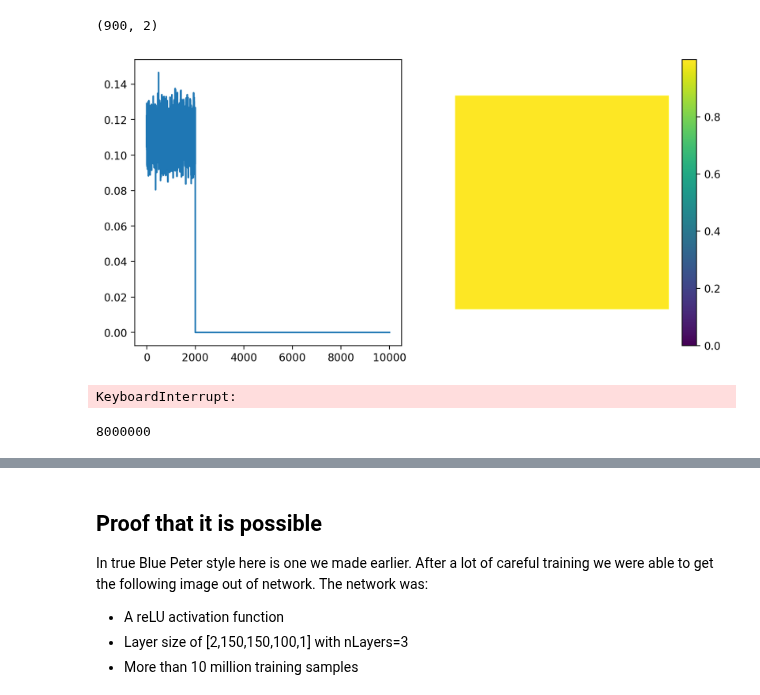
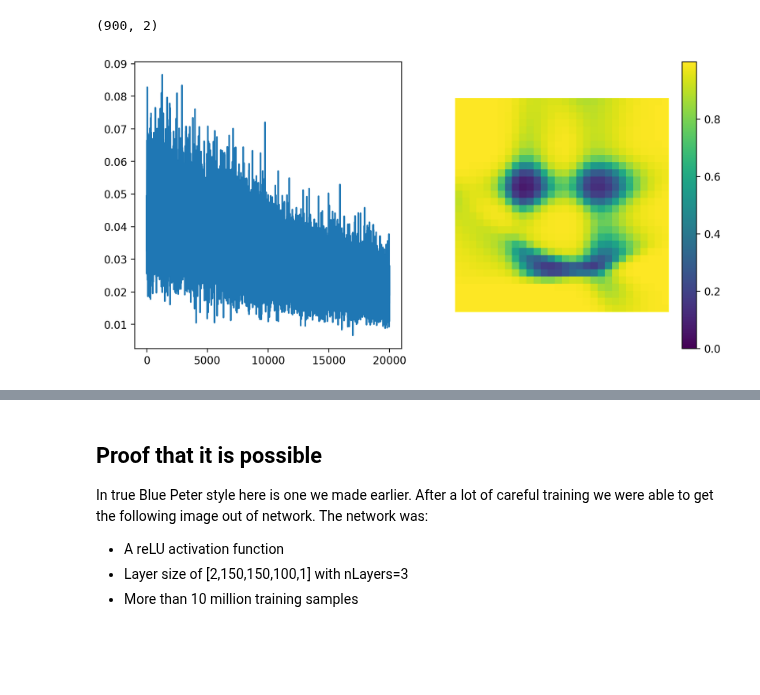
Before and after one commit to nichol77/mlForPhysicists, a Jupyter notebook: Week3/Week3_ImageCompression.ipynb, the cells around one changed output, grey strips where cells are left out. Drawn from its saved outputs; the diff is of its cells as text; code cells hidden in the pictures; blank space fills up the shorter version.

Commit message:
Adding the Week 3 Image Compression  notebook

```diff
--- a/Week3/Week3_ImageCompression.ipynb
+++ b/Week3/Week3_ImageCompression.ipynb
@@ -38,7 +38,7 @@ class SimpleNN:
         #Initialise the weights and biases with random numbers
         #self.w=[np.random.uniform(low=-1*wMax,high=+1*wMax,size=[ self.layersize[j],self.layersize[j+1] ]) for j in range(self.nlayers)]
         #self.b=[np.random.uniform(low=-1*bMax,high=+1*bMax,size=[ self.layersize[j+1] ]) for j in range(self.nlayers)]
-        self.w=[wMax*(1./np.sqrt(self.layersize[j]))*np.random.randn((self.layersize[j],self.layersize[j+1])) for j in range(self.nlayers)]
+        self.w=[wMax*(1./np.sqrt(self.layersize[j]))*np.random.randn(self.layersize[j],self.layersize[j+1]) for j in range(self.nlayers)]
         self.b=[bMax*np.random.randn(self.layersize[j+1]) for j in range(self.nlayers)]
 
         #Define the arrays for various outputs needed for backpropagation
@@ -116,8 +116,10 @@ class SimpleNN:
 # %% [markdown]
 ## Train a network to reproduce an arbitrary 2D function
 # %%
-#Need to load our image
-input_img = imageio.imread('Smiley.png')
+#Need to load our image, either from the URL
+input_img = imageio.imread('http://www.hep.ucl.ac.uk/undergrad/0056/other/Smiley.png')
+#or download it and read from the local directory
+#input_img = imageio.imread('Smiley.png')
 pixel_image=np.transpose(input_img[:,:,0]) # have to transpose...
 pixel_image=pixel_image[:,::-1] # and flip... to get the right view!
 pixel_image-=pixel_image.min()
@@ -222,7 +224,7 @@ Below are a few suggestions for things you can try:
 - Train with sigmoid vs reLU
 # %%
 #Start fresh by making a new neural network object
-myNN=SimpleNN(nLayers=3,nBatch=1000,layerSize=[2,100,100,1],useRELU=False,wMax=4,bMax=0)
+myNN=SimpleNN(nLayers=3,nBatch=100,layerSize=[2,100,100,1],useRELU=False,wMax=4,bMax=0)
 # %%
 
 # for updating display
@@ -247,33 +249,28 @@ samples_count=0
 # %%
 #You can keep rerunning this cell and see if the image gets closer to the smiley face
 eta=1
-nsteps=10000
+nsteps=20000
 nskip_steps=500
 cost=np.zeros(nsteps)
 
 
 #Loop through the steps, get a random batch of samples, train the network, repeat
 for j in range(nsteps):
     y_in,y_target=make_batch(myNN.batchsize)
     cost[j]=myNN.train_network(y_in,y_target,eta)
     samples_count+=myNN.batchsize
     if j%nskip_steps==(nskip_steps-1): # time to plot again!
         testoutput=myNN.network_forward(testsample)
         clear_output(wait=True)
         fig,ax = plt.subplots(ncols=2,nrows=1,figsize=(10,5))
         img=ax[1].imshow(np.reshape(testoutput,np.shape(X0)),origin='lower',interpolation='nearest',vmin=0)
         fig.colorbar(img,ax=ax[1])
         ax[1].axis('off') # no axes
         ax[0].plot(cost)
         plt.show() #Need to have the plot show if we are using the clear_output for animation
 
 
 AllOldWeights=myNN.w # backup all weights
 OldWeights=myNN.w[-1] # especially of last layer, which we will modify below!
 # %% [output]
-[figure, old version]
+[figure, new version]
-KeyboardInterrupt:
-# %%
-print(samples_count)
-# %% [output]
-8000000
```
Also changed, not shown: parts of 6 cells of this notebook.
